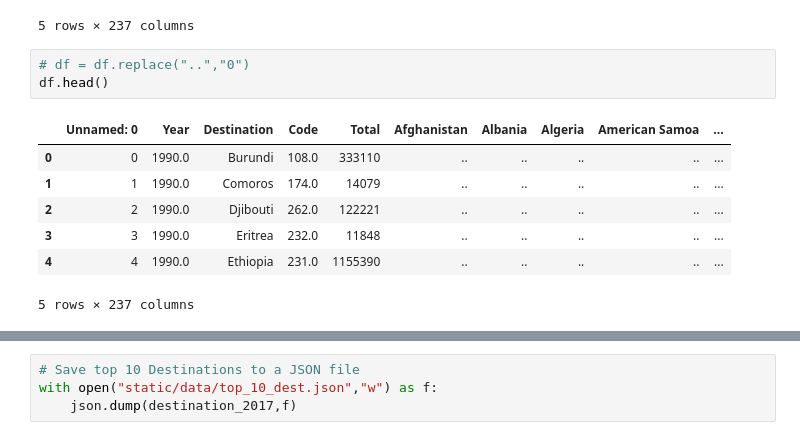
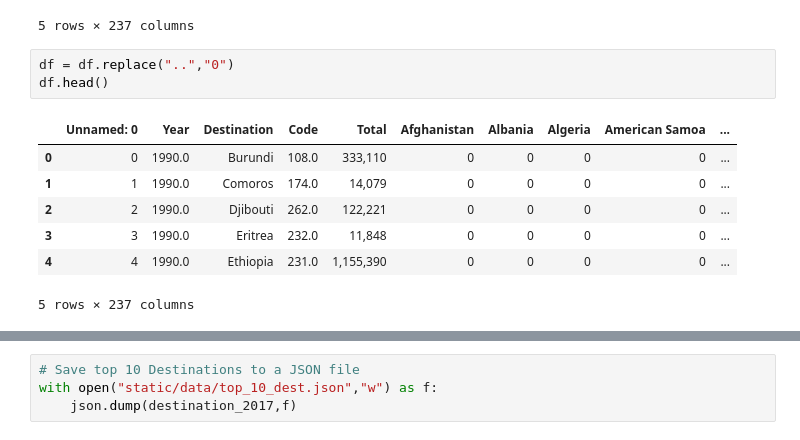
Before and after one commit to SarahPhilip/World-Migration, a Jupyter notebook: Project2/Final.ipynb, the cells around one changed output, grey strips where cells are left out. Cells and saved outputs as stored; diff of their text form.

```diff
--- a/Project2/Final.ipynb
+++ b/Project2/Final.ipynb
@@ -46,13 +57,13 @@ df.head()
 | 4 | 4 | 1990.0 | Ethiopia | 231.0 | 1,155,390 | .. | .. | .. | .. | ... |
 5 rows × 237 columns
 # %%
-# df = df.replace("..","0")
+df = df.replace("..","0")
 df.head()
 # %% [output]
 |  | Unnamed: 0 | Year | Destination | Code | Total | Afghanistan | Albania | Algeria | American Samoa | ... |
-| 0 | 0 | 1990.0 | Burundi | 108.0 | 333110 | .. | .. | .. | .. | ... |
-| 1 | 1 | 1990.0 | Comoros | 174.0 | 14079 | .. | .. | .. | .. | ... |
-| 2 | 2 | 1990.0 | Djibouti | 262.0 | 122221 | .. | .. | .. | .. | ... |
-| 3 | 3 | 1990.0 | Eritrea | 232.0 | 11848 | .. | .. | .. | .. | ... |
-| 4 | 4 | 1990.0 | Ethiopia | 231.0 | 1155390 | .. | .. | .. | .. | ... |
+| 0 | 0 | 1990.0 | Burundi | 108.0 | 333,110 | 0 | 0 | 0 | 0 | ... |
+| 1 | 1 | 1990.0 | Comoros | 174.0 | 14,079 | 0 | 0 | 0 | 0 | ... |
+| 2 | 2 | 1990.0 | Djibouti | 262.0 | 122,221 | 0 | 0 | 0 | 0 | ... |
+| 3 | 3 | 1990.0 | Eritrea | 232.0 | 11,848 | 0 | 0 | 0 | 0 | ... |
+| 4 | 4 | 1990.0 | Ethiopia | 231.0 | 1,155,390 | 0 | 0 | 0 | 0 | ... |
 5 rows × 237 columns
```
Also changed, not shown: parts of 5 cells of this notebook, 8 other files.
